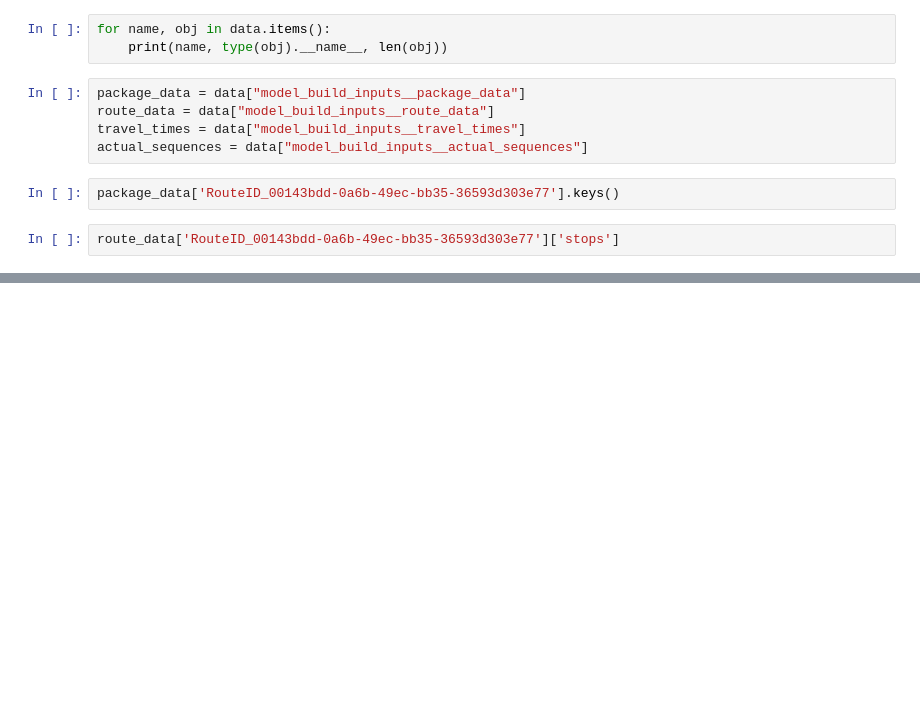
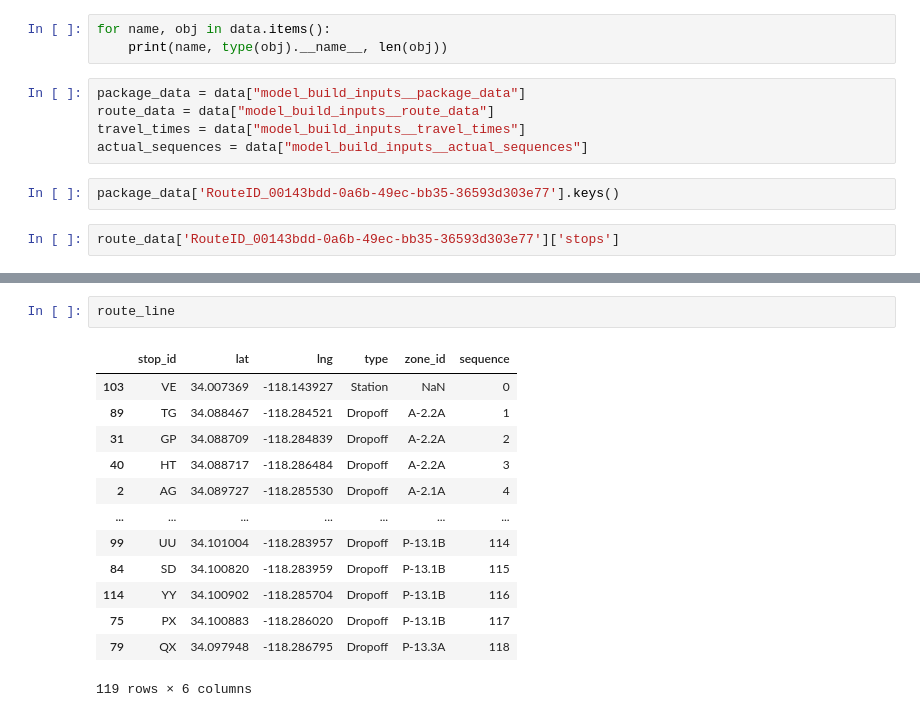
Before and after one commit to Jackieziao/Robust-learning-to-rank, a Jupyter notebook: Real Data/Code/read_data.ipynb, the cells around one changed output, grey strips where cells are left out. Saved outputs shown, nothing was run; the diff lists cells and outputs as text; blank space fills up the shorter version.

```diff
--- a/Real Data/Code/read_data.ipynb
+++ b/Real Data/Code/read_data.ipynb
@@ -333,0 +335,16 @@ plt.show()
+# %%
+route_line
+# %% [output]
+|  | stop_id | lat | lng | type | zone_id | sequence |
+| 103 | VE | 34.007369 | -118.143927 | Station | NaN | 0 |
+| 89 | TG | 34.088467 | -118.284521 | Dropoff | A-2.2A | 1 |
+| 31 | GP | 34.088709 | -118.284839 | Dropoff | A-2.2A | 2 |
+| 40 | HT | 34.088717 | -118.286484 | Dropoff | A-2.2A | 3 |
+| 2 | AG | 34.089727 | -118.285530 | Dropoff | A-2.1A | 4 |
+| ... | ... | ... | ... | ... | ... | ... |
+| 99 | UU | 34.101004 | -118.283957 | Dropoff | P-13.1B | 114 |
+| 84 | SD | 34.100820 | -118.283959 | Dropoff | P-13.1B | 115 |
+| 114 | YY | 34.100902 | -118.285704 | Dropoff | P-13.1B | 116 |
+| 75 | PX | 34.100883 | -118.286020 | Dropoff | P-13.1B | 117 |
+| 79 | QX | 34.097948 | -118.286795 | Dropoff | P-13.3A | 118 |
+119 rows × 6 columns
```
Also changed, not shown: parts of 3 cells of this notebook, 3 other files.
